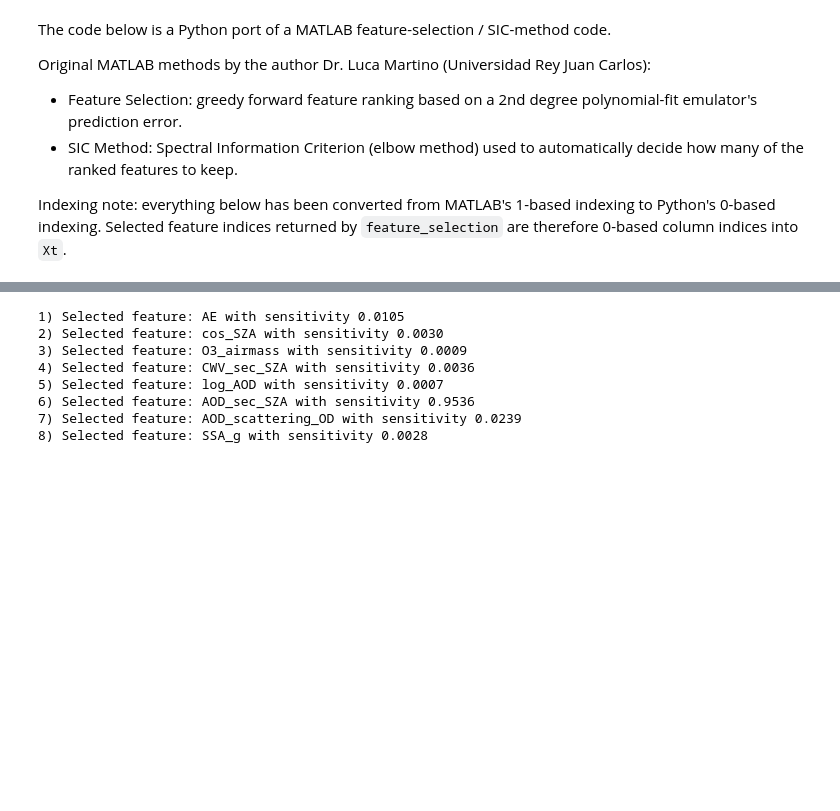
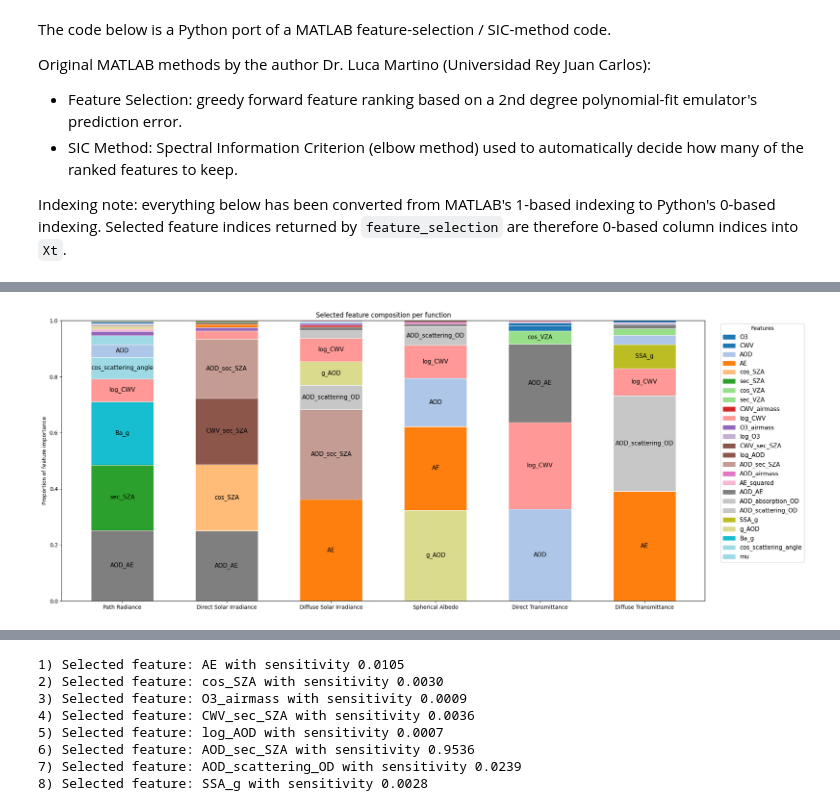
Before and after one commit to Teolul/Masters_Thesis, a Jupyter notebook: nn_feature_selection.ipynb, the cells around one changed output, grey strips where cells are left out. Cells and saved outputs as stored; diff of their text form; code cells hidden in the pictures; blank space fills up the shorter version.

```diff
--- a/nn_feature_selection.ipynb
+++ b/nn_feature_selection.ipynb
@@ -469,0 +544,65 @@ Sensitivities: [0.0105 0.003  0.0009 0.0036 0.0007 0.9536 0.0239 0.0028]
+# %%
+with open("all_selected_features.pkl", "rb") as f:
+    all_selected_features = pickle.load(f)
+    all_features = all_selected_features["all_selected_features"]
+    all_weights = all_selected_features["all_features_weights"]
+# %%
+def plot_feature_proportions(all_features, all_weights, feature_names, function_names=None):
+    """
+    Stacked bar chart: one vertical bar per function, segments sized by
+    each selected feature's normalized weight, colored consistently by
+    feature identity across bars.
+    """
+    n_functions = len(all_features)
+
+    # union of all features selected across any function -> consistent colors
+    all_selected = sorted(set(f for feats in all_features for f in feats))
+    cmap = cm.get_cmap('tab20', len(all_selected))
+    color_map = {feat: cmap(i) for i, feat in enumerate(all_selected)}
+
+    labels = function_names if function_names is not None else [f"Fn {i}" for i in range(n_functions)]
+
+    fig, ax = plt.subplots(figsize=(max(20, n_functions * 1.5), 8))
+
+    x = np.arange(n_functions)
+    bar_width = 0.6
+
+    # normalize each function's weights to sum to 1 (proportion of that bar)
+    for i in range(n_functions):
+        feats = np.asarray(all_features[i])
+        w = np.asarray(all_weights[i], dtype=float)
+        w_norm = w / w.sum() if w.sum() > 0 else w
+
+        # sort segments by weight descending so largest is at bottom
+        order = np.argsort(-w_norm)
+        feats = feats[order]
+        w_norm = w_norm[order]
+
+        bottom = 0.0
+        for feat, wn in zip(feats, w_norm):
+            ax.bar(x[i], wn, bottom=bottom, width=bar_width,
+                   color=color_map[feat], edgecolor='white', linewidth=0.8)
+            # label segment if big enough to read
+            if wn > 0.04:
+                ax.text(x[i], bottom + wn / 2, feature_names[feat],
+                         ha='center', va='center', fontsize=11, rotation=0)
+            bottom += wn
+
+    ax.set_xticks(x)
+    ax.set_xticklabels(labels, rotation=0)
+    ax.set_ylabel("Proportion of feature importance")
+    ax.set_title("Selected feature composition per function")
+    ax.set_ylim(0, 1)
+
+    # legend: only features that didn't fit as inline text, or all of them compactly
+    handles = [plt.Rectangle((0, 0), 1, 1, color=color_map[feat]) for feat in all_selected]
+    legend_labels = [feature_names[feat] for feat in all_selected]
+    ax.legend(handles, legend_labels, bbox_to_anchor=(1.02, 1), loc='upper left',
+              fontsize=11, ncol=1, title="Features")
+
+    plt.tight_layout()
+    plt.show()
+
+plot_feature_proportions(all_features, all_weights, feature_names, function_names=globals.function_names_plots)
+# %% [output]
+[figure, added]
```
Also changed, not shown: parts of 4 cells of this notebook, 7 other files.
